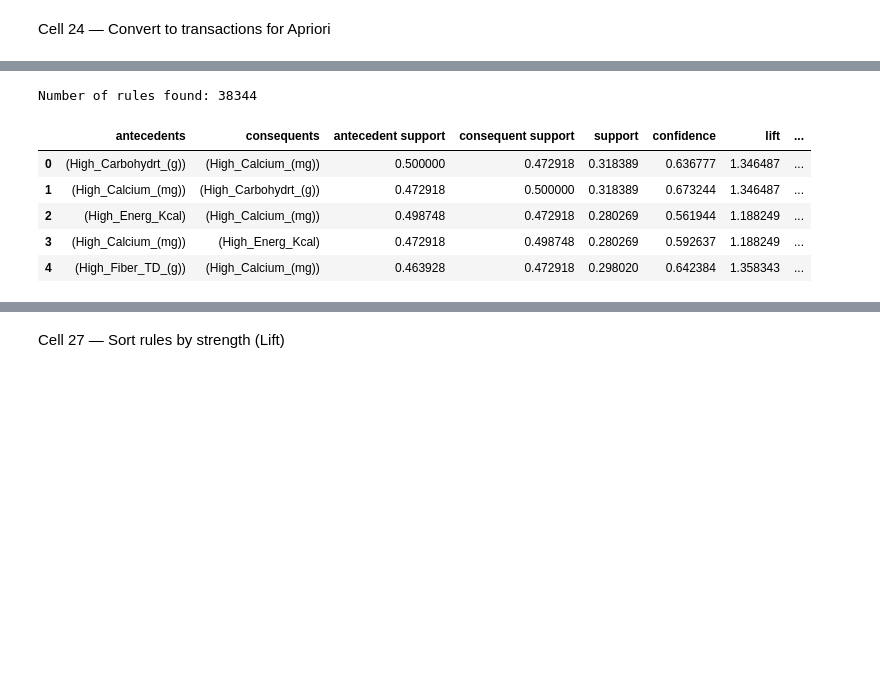
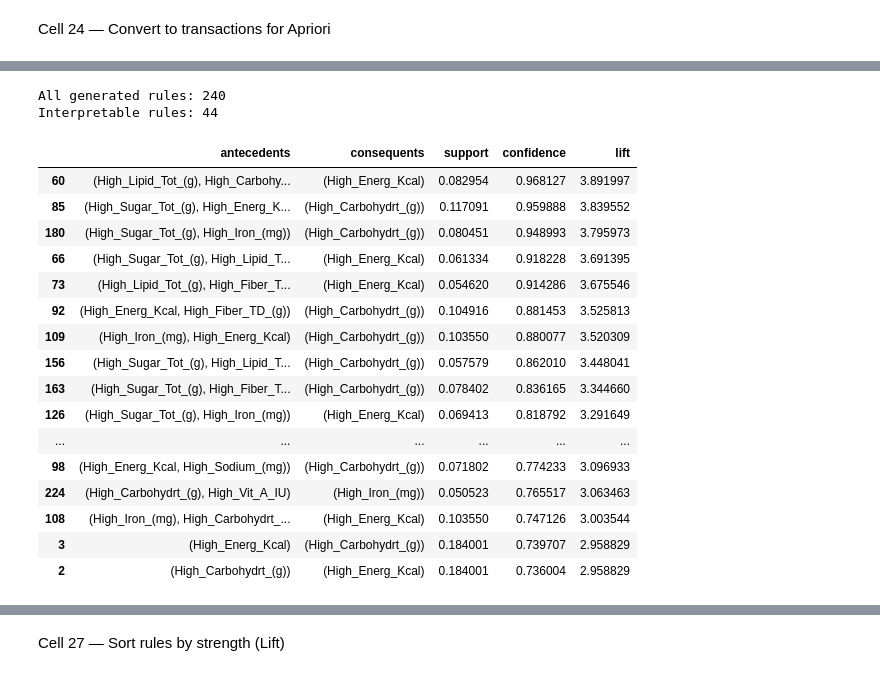
Before and after one commit to SalimHM-IPCA/food-nutrition-clustering-analysis, a Jupyter notebook: food_nutrition_analysis.ipynb, the cells around one changed output, grey strips where cells are left out. Drawn from its saved outputs; the diff is of its cells as text; code cells hidden in the pictures; blank space fills up the shorter version.

```diff
--- a/food_nutrition_analysis.ipynb
+++ b/food_nutrition_analysis.ipynb
@@ -12,12 +12,15 @@ from sklearn.preprocessing import StandardScaler
 from sklearn.cluster import KMeans
 from sklearn.metrics import silhouette_score
 # %%
-file_path = "data/ABBREV.csv"
+from pathlib import Path
 import pandas as pd
 
-# Read the CSV file
+file_path = Path.home() / "Desktop" / "data" / "ABBREV.csv"
+
 df = pd.read_csv(file_path)
 
+print("Data loaded from:", file_path)
 print("Shape:", df.shape)
+
 df.head()
 # %% [output]
@@ -697,15 +1527,52 @@ Requirement already satisfied: threadpoolctl>=3.2.0 in /opt/anaconda3/lib/python
 # %%
-from mlxtend.frequent_patterns import association_rules
+rules = association_rules(
+    frequent_itemsets,
+    metric="lift",
+    min_threshold=1.20
+)
 
-rules = association_rules(frequent_itemsets, metric="lift", min_threshold=1.1)
+interpretable_rules = rules[
+    (rules["support"] >= 0.05) &
+    (rules["confidence"] >= 0.60) &
+    (rules["lift"] >= 1.20) &
+    (rules["antecedents"].apply(len) <= 2) &
+    (rules["consequents"].apply(len) == 1)
+].copy()
 
-print("Number of rules found:", rules.shape[0])
-rules.head()
+interpretable_rules = interpretable_rules.sort_values(
+    ["lift", "confidence", "support"],
+    ascending=False
+)
+
+print("All generated rules:", len(rules))
+print("Interpretable rules:", len(interpretable_rules))
+
+interpretable_rules[
+    [
+        "antecedents",
+        "consequents",
+        "support",
+        "confidence",
+        "lift"
+    ]
+].head(20)
 # %% [output]
-Number of rules found: 38344
+All generated rules: 240
+Interpretable rules: 44
-|  | antecedents | consequents | antecedent support | consequent support | support | confidence | lift | ... |
-| 0 | (High_Carbohydrt_(g)) | (High_Calcium_(mg)) | 0.500000 | 0.472918 | 0.318389 | 0.636777 | 1.346487 | ... |
-| 1 | (High_Calcium_(mg)) | (High_Carbohydrt_(g)) | 0.472918 | 0.500000 | 0.318389 | 0.673244 | 1.346487 | ... |
-| 2 | (High_Energ_Kcal) | (High_Calcium_(mg)) | 0.498748 | 0.472918 | 0.280269 | 0.561944 | 1.188249 | ... |
-| 3 | (High_Calcium_(mg)) | (High_Energ_Kcal) | 0.472918 | 0.498748 | 0.280269 | 0.592637 | 1.188249 | ... |
-| 4 | (High_Fiber_TD_(g)) | (High_Calcium_(mg)) | 0.463928 | 0.472918 | 0.298020 | 0.642384 | 1.358343 | ... |
+|  | antecedents | consequents | support | confidence | lift |
+| 60 | (High_Lipid_Tot_(g), High_Carbohy... | (High_Energ_Kcal) | 0.082954 | 0.968127 | 3.891997 |
+| 85 | (High_Sugar_Tot_(g), High_Energ_K... | (High_Carbohydrt_(g)) | 0.117091 | 0.959888 | 3.839552 |
+| 180 | (High_Sugar_Tot_(g), High_Iron_(mg)) | (High_Carbohydrt_(g)) | 0.080451 | 0.948993 | 3.795973 |
+| 66 | (High_Sugar_Tot_(g), High_Lipid_T... | (High_Energ_Kcal) | 0.061334 | 0.918228 | 3.691395 |
+| 73 | (High_Lipid_Tot_(g), High_Fiber_T... | (High_Energ_Kcal) | 0.054620 | 0.914286 | 3.675546 |
+| 92 | (High_Energ_Kcal, High_Fiber_TD_(g)) | (High_Carbohydrt_(g)) | 0.104916 | 0.881453 | 3.525813 |
+| 109 | (High_Iron_(mg), High_Energ_Kcal) | (High_Carbohydrt_(g)) | 0.103550 | 0.880077 | 3.520309 |
+| 156 | (High_Sugar_Tot_(g), High_Lipid_T... | (High_Carbohydrt_(g)) | 0.057579 | 0.862010 | 3.448041 |
+| 163 | (High_Sugar_Tot_(g), High_Fiber_T... | (High_Carbohydrt_(g)) | 0.078402 | 0.836165 | 3.344660 |
+| 126 | (High_Sugar_Tot_(g), High_Iron_(mg)) | (High_Energ_Kcal) | 0.069413 | 0.818792 | 3.291649 |
+| ... | ... | ... | ... | ... | ... |
+| 98 | (High_Energ_Kcal, High_Sodium_(mg)) | (High_Carbohydrt_(g)) | 0.071802 | 0.774233 | 3.096933 |
+| 224 | (High_Carbohydrt_(g), High_Vit_A_IU) | (High_Iron_(mg)) | 0.050523 | 0.765517 | 3.063463 |
+| 108 | (High_Iron_(mg), High_Carbohydrt_... | (High_Energ_Kcal) | 0.103550 | 0.747126 | 3.003544 |
+| 3 | (High_Energ_Kcal) | (High_Carbohydrt_(g)) | 0.184001 | 0.739707 | 2.958829 |
+| 2 | (High_Carbohydrt_(g)) | (High_Energ_Kcal) | 0.184001 | 0.736004 | 2.958829 |
```
Also changed, not shown: parts of 55 cells of this notebook.
